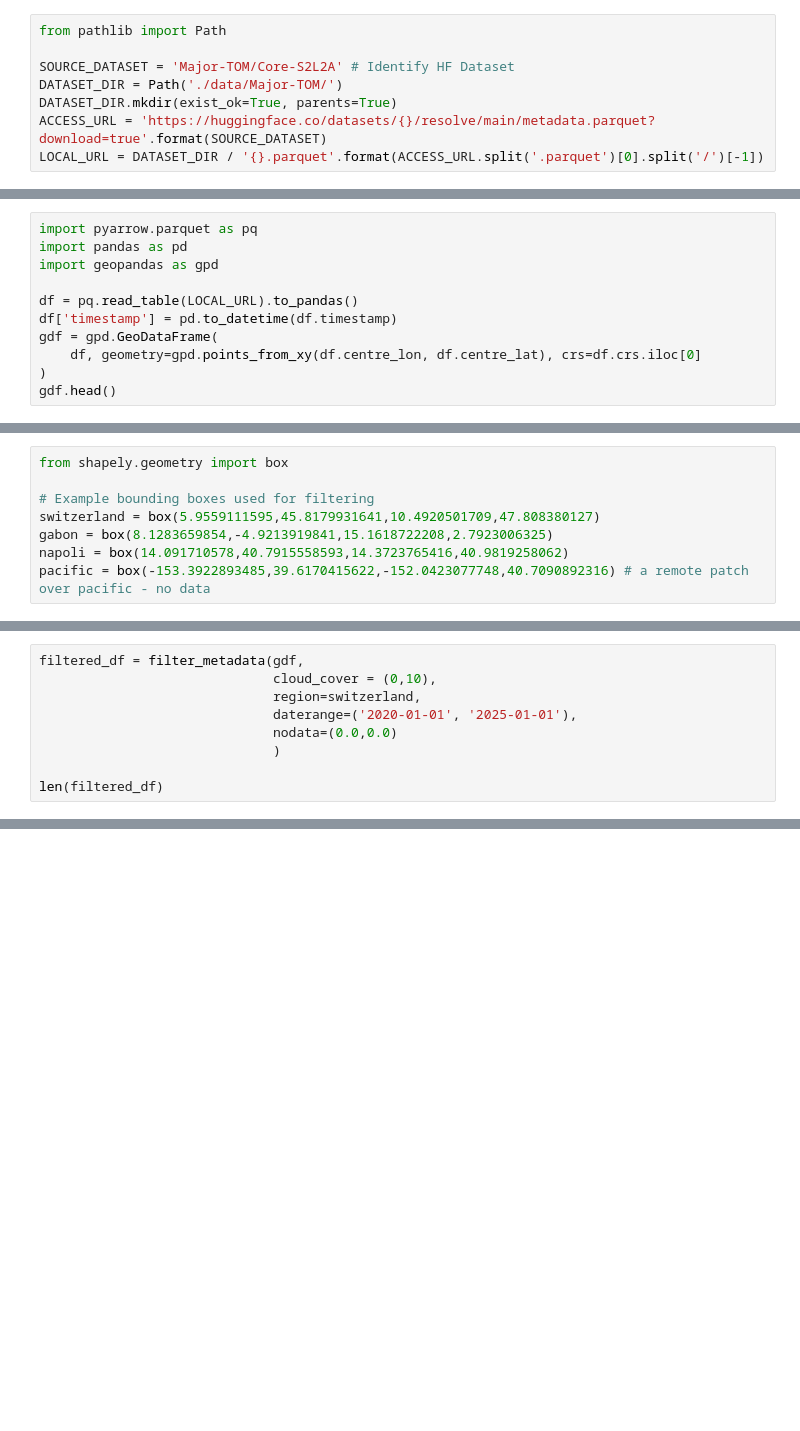
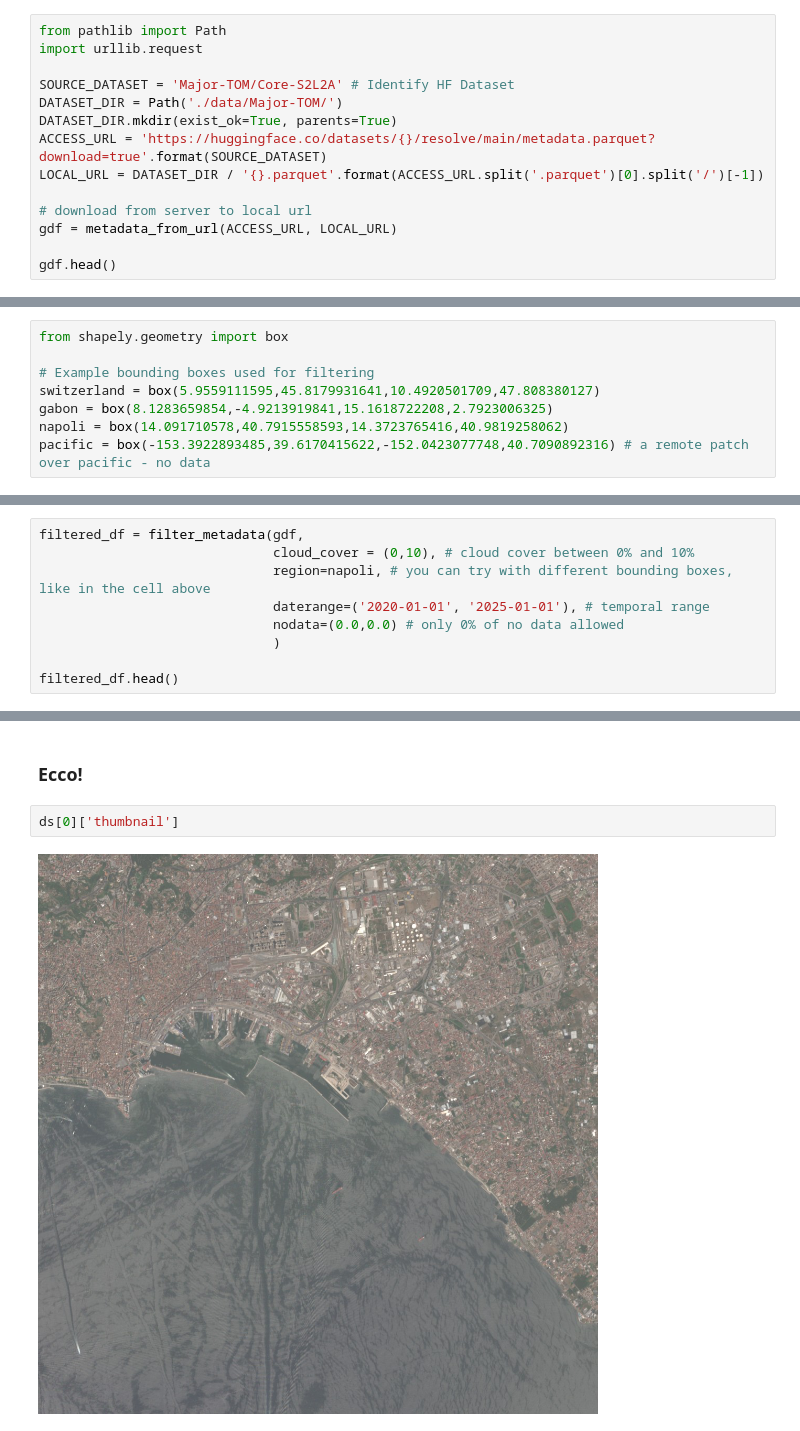
Before and after one commit to ESA-PhiLab/Major-TOM, a Jupyter notebook: 01-Major-TOM-Filter.ipynb, the cells around one changed output, grey strips where cells are left out. Drawn from its saved outputs; the diff is of its cells as text; blank space fills up the shorter version.

```diff
--- a/01-Major-TOM-Filter.ipynb
+++ b/01-Major-TOM-Filter.ipynb
@@ -3,8 +20,14 @@
 # %%
 from pathlib import Path
+import urllib.request
 
 SOURCE_DATASET = 'Major-TOM/Core-S2L2A' # Identify HF Dataset
 DATASET_DIR = Path('./data/Major-TOM/')
 DATASET_DIR.mkdir(exist_ok=True, parents=True)
 ACCESS_URL = 'https://huggingface.co/datasets/{}/resolve/main/metadata.parquet?download=true'.format(SOURCE_DATASET)
 LOCAL_URL = DATASET_DIR / '{}.parquet'.format(ACCESS_URL.split('.parquet')[0].split('/')[-1])
+
+# download from server to local url
+gdf = metadata_from_url(ACCESS_URL, LOCAL_URL)
+
+gdf.head()
@@ -14,11 +40,0 @@ LOCAL_URL, RESPONSE = urllib.request.urlretrieve(ACCESS_URL, LOCAL_URL)
-# %%
-import pyarrow.parquet as pq
-import pandas as pd
-import geopandas as gpd
-
-df = pq.read_table(LOCAL_URL).to_pandas()
-df['timestamp'] = pd.to_datetime(df.timestamp)
-gdf = gpd.GeoDataFrame(
-    df, geometry=gpd.points_from_xy(df.centre_lon, df.centre_lat), crs=df.crs.iloc[0]
-)
-gdf.head()
@@ -80,10 +53,10 @@ pacific = box(-153.3922893485,39.6170415622,-152.0423077748,40.7090892316) # a r
 # %%
 filtered_df = filter_metadata(gdf,
-                              cloud_cover = (0,10),
-                              region=switzerland,
-                              daterange=('2020-01-01', '2025-01-01'),
-                              nodata=(0.0,0.0)
+                              cloud_cover = (0,10), # cloud cover between 0% and 10%
+                              region=napoli, # you can try with different bounding boxes, like in the cell above
+                              daterange=('2020-01-01', '2025-01-01'), # temporal range
+                              nodata=(0.0,0.0) # only 0% of no data allowed
                               )
 
-len(filtered_df)
+filtered_df.head()
 # %% [output]
@@ -330 +107,7 @@ ds[0]
  'thumbnail': <PIL.JpegImagePlugin.JpegImageFile image mode=RGB size=1068x1068>}
+# %% [markdown]
+### Ecco!
+# %%
+ds[0]['thumbnail']
+# %% [output]
+[figure, added]
```
Also changed, not shown: parts of 27 cells of this notebook, 4 other files.
